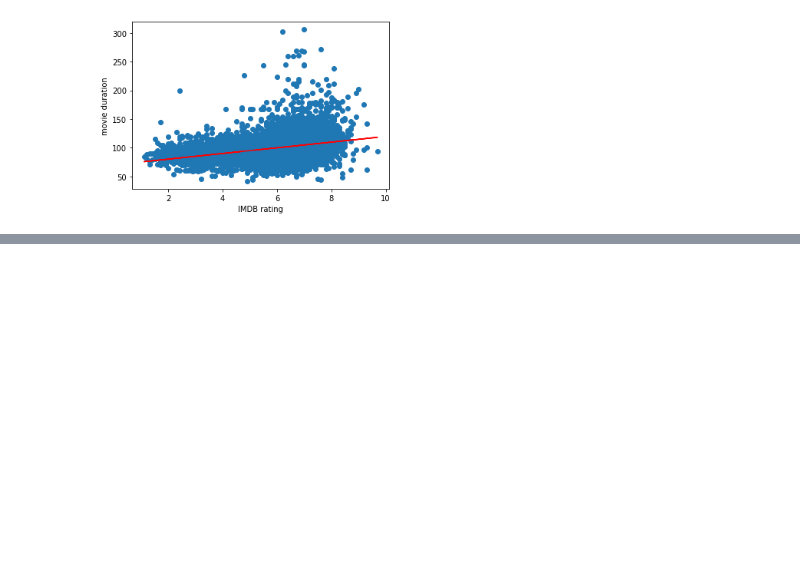
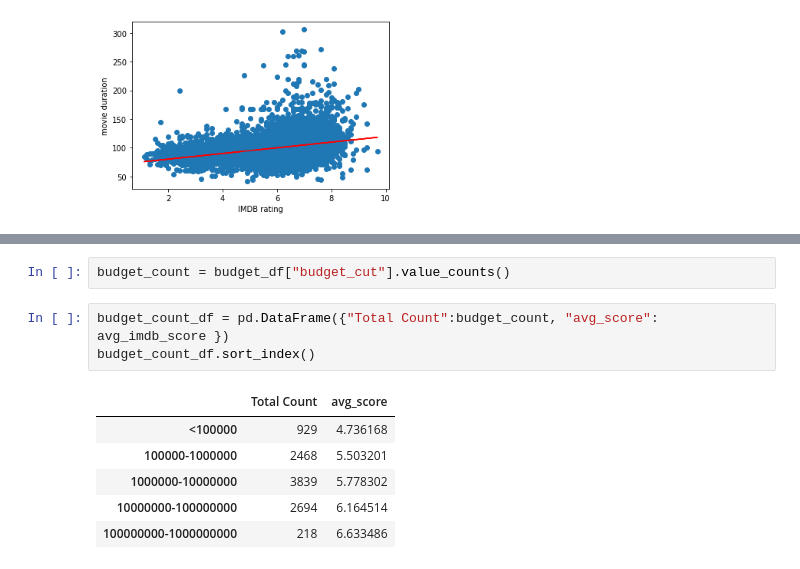
Before and after one commit to MersedehSP/Movie_Makers, a Jupyter notebook: Mersedeh/Matplotlib_Visualizatoin_Movies.ipynb, the cells around one changed output, grey strips where cells are left out. Cells and saved outputs as stored; diff of their text form; blank space fills up the shorter version.

```diff
--- a/Mersedeh/Matplotlib_Visualizatoin_Movies.ipynb
+++ b/Mersedeh/Matplotlib_Visualizatoin_Movies.ipynb
@@ -105,0 +114,12 @@ plt.show()
+# %%
+budget_count = budget_df["budget_cut"].value_counts()
+# %%
+budget_count_df = pd.DataFrame({"Total Count":budget_count, "avg_score": avg_imdb_score })
+budget_count_df.sort_index()
+# %% [output]
+|  | Total Count | avg_score |
+| <100000 | 929 | 4.736168 |
+| 100000-1000000 | 2468 | 5.503201 |
+| 1000000-10000000 | 3839 | 5.778302 |
+| 10000000-100000000 | 2694 | 6.164514 |
+| 100000000-1000000000 | 218 | 6.633486 |
```
Also changed, not shown: parts of 6 cells of this notebook.
